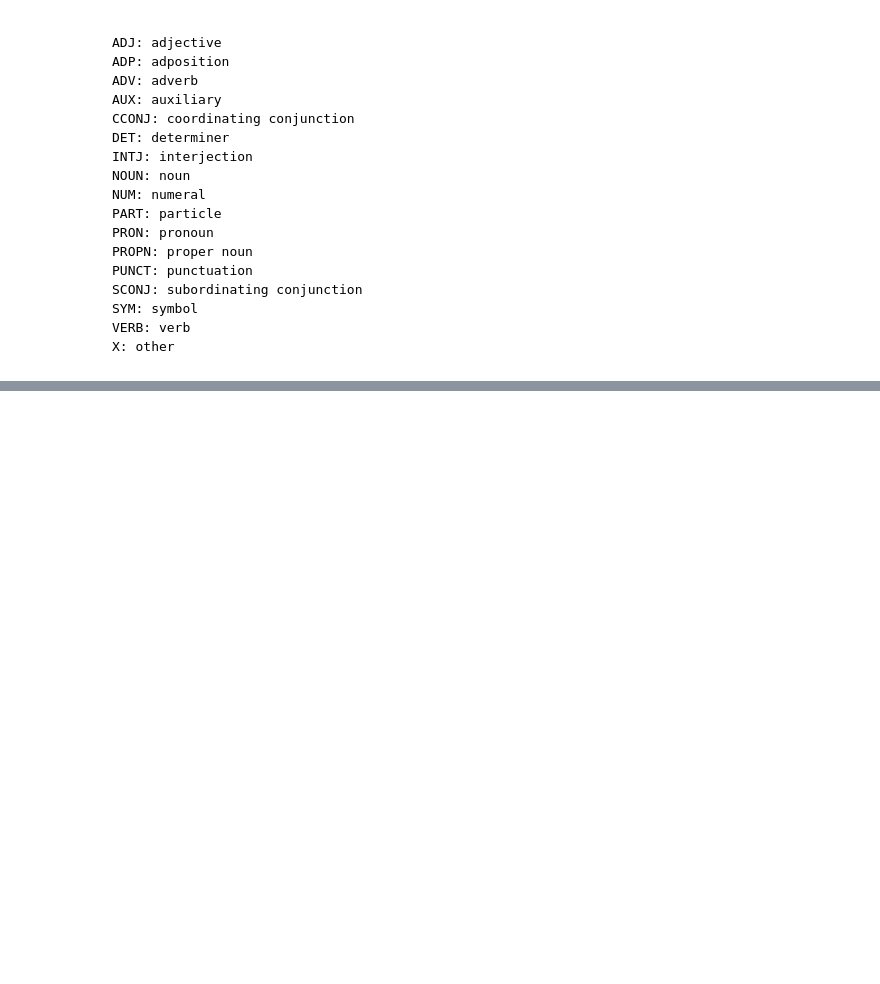
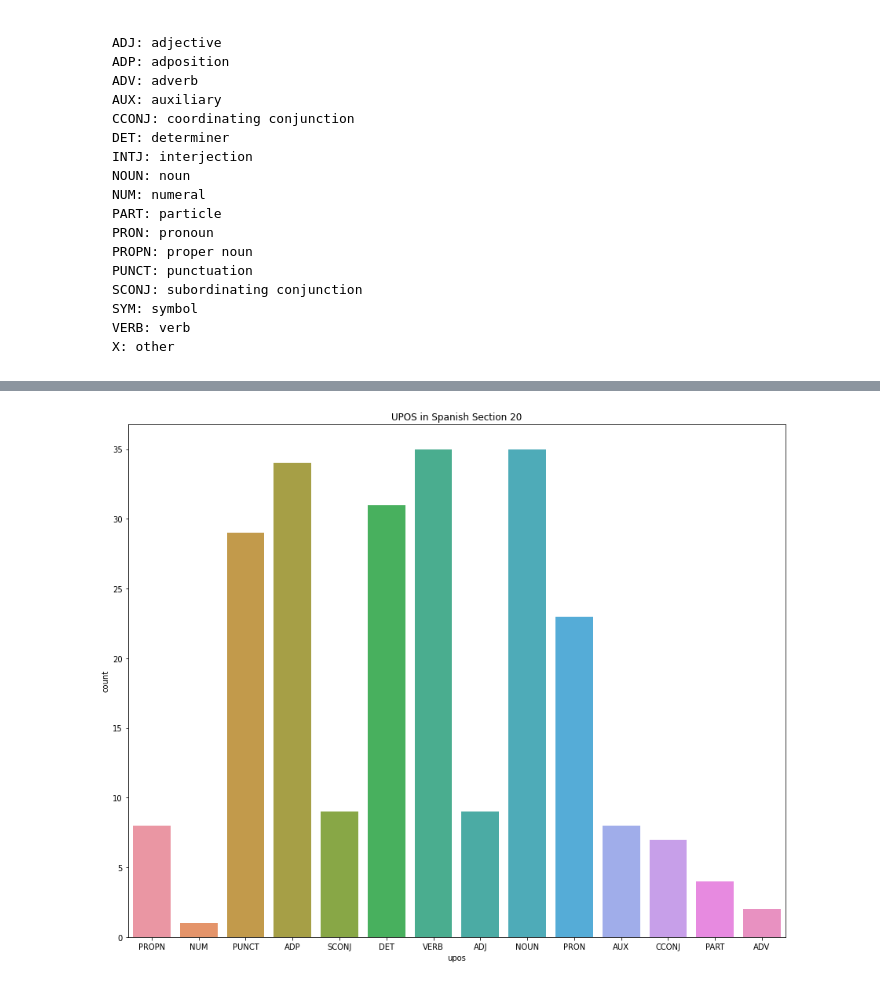
Before and after one commit to ethandmd/flodex, a Jupyter notebook: flodex.ipynb, the cells around one changed output, grey strips where cells are left out. Cells and saved outputs as stored; diff of their text form; code cells hidden in the pictures; blank space fills up the shorter version.

```diff
--- a/flodex.ipynb
+++ b/flodex.ipynb
@@ -110,0 +150,7 @@ import matplotlib.pyplot as plt
+# %%
+with open('s20', 'r') as s20:
+    s20 = en_nlp(s20.read())
+    s20 = s20.to_dict()
+
+s20s = Section(s20)
+s20df = s20s.frame_concat()
@@ -110,0 +233,9 @@ import matplotlib.pyplot as plt
+# %%
+s20df.loc[('Sent 1')]['upos'].value_counts()
+
+plt.figure(figsize=(15,12))
+sns.countplot(x=s20df['upos'])
+plt.title('UPOS in Spanish Section 20')
+plt.savefig("s20.png",transparent=True)
+# %% [output]
+[figure, added]
```
Also changed, not shown: parts of 52 cells of this notebook.
